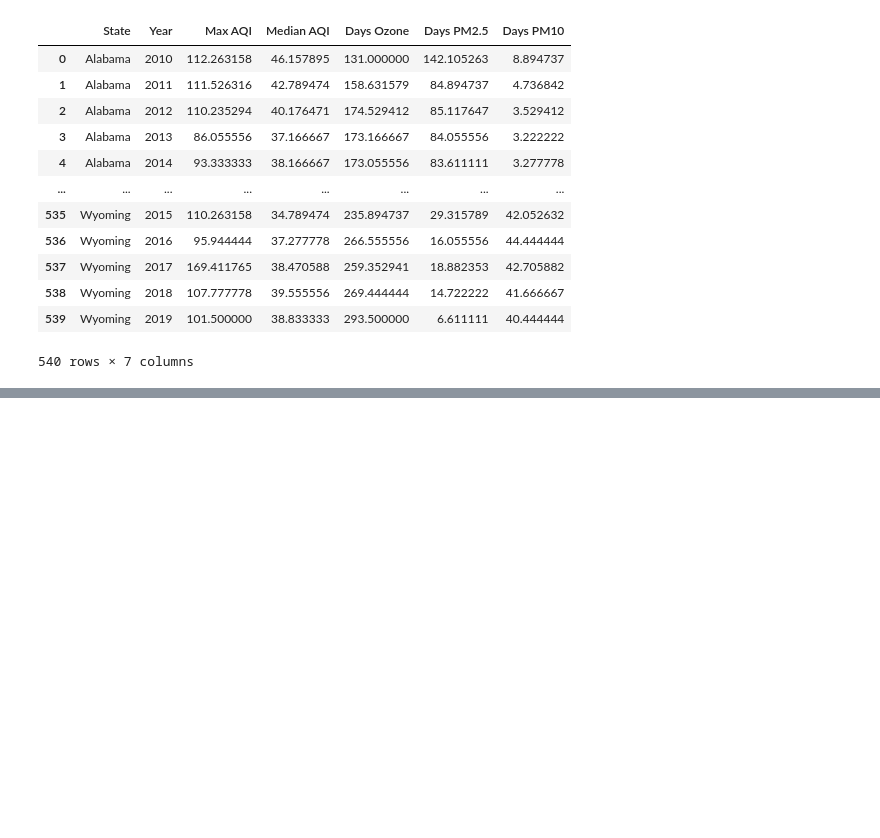
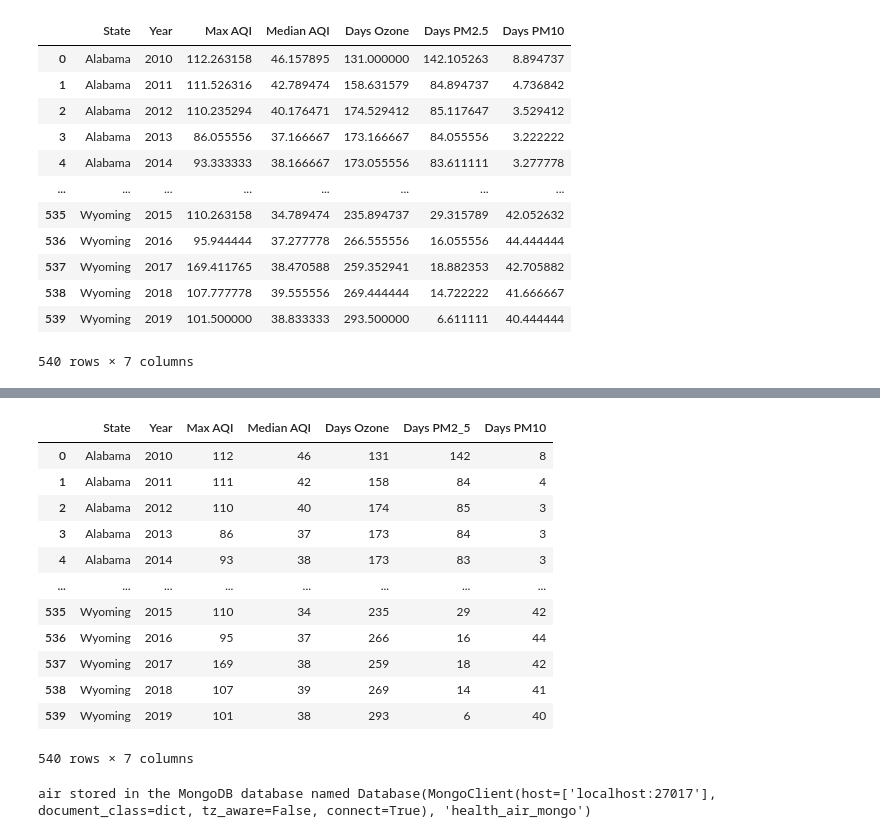
Before and after one commit to giadainnocenti/enviroment-impact-health, a Jupyter notebook: ETL_datasets.ipynb, the cells around one changed output, grey strips where cells are left out. Drawn from its saved outputs; the diff is of its cells as text; code cells hidden in the pictures; blank space fills up the shorter version.

Commit message:
working connection to MongoDB

```diff
--- a/ETL_datasets.ipynb
+++ b/ETL_datasets.ipynb
@@ -419 +419,24 @@ add_table_to_db('air', air_df, conn)
+# %%
+#removing the point from the key for handling the dataset in MongoDb without issues
+air_df=air_df.rename(columns={"Days PM2.5": "Days PM2_5"})
+air_df
+# %% [output]
+|  | State | Year | Max AQI | Median AQI | Days Ozone | Days PM2_5 | Days PM10 |
+| 0 | Alabama | 2010 | 112 | 46 | 131 | 142 | 8 |
+| 1 | Alabama | 2011 | 111 | 42 | 158 | 84 | 4 |
+| 2 | Alabama | 2012 | 110 | 40 | 174 | 85 | 3 |
+| 3 | Alabama | 2013 | 86 | 37 | 173 | 84 | 3 |
+| 4 | Alabama | 2014 | 93 | 38 | 173 | 83 | 3 |
+| ... | ... | ... | ... | ... | ... | ... | ... |
+| 535 | Wyoming | 2015 | 110 | 34 | 235 | 29 | 42 |
+| 536 | Wyoming | 2016 | 95 | 37 | 266 | 16 | 44 |
+| 537 | Wyoming | 2017 | 169 | 38 | 259 | 18 | 42 |
+| 538 | Wyoming | 2018 | 107 | 39 | 269 | 14 | 41 |
+| 539 | Wyoming | 2019 | 101 | 38 | 293 | 6 | 40 |
+540 rows × 7 columns
+# %%
+# adding collection about asthma to MongoDB
+add_collection_to_mongo('air',air_df)
+# %% [output]
+air stored in the MongoDB database named Database(MongoClient(host=['localhost:27017'], document_class=dict, tz_aware=False, connect=True), 'health_air_mongo')
 # %%
```
Also changed, not shown: parts of 14 cells of this notebook, 1 other file.
